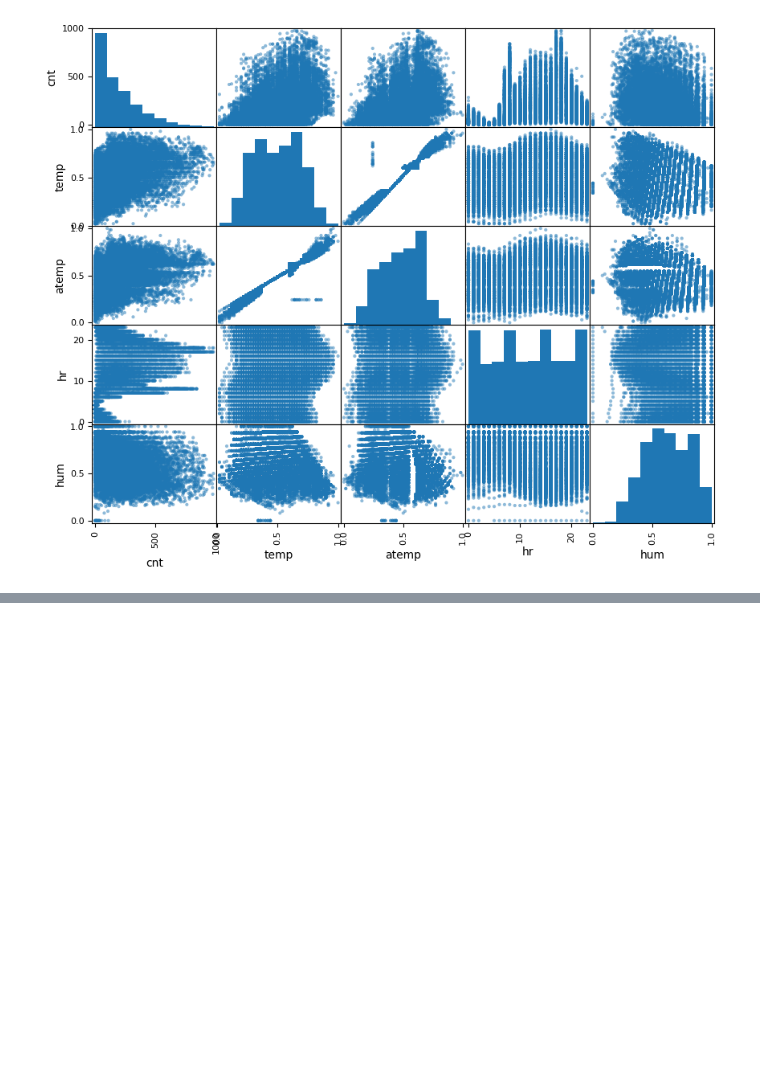
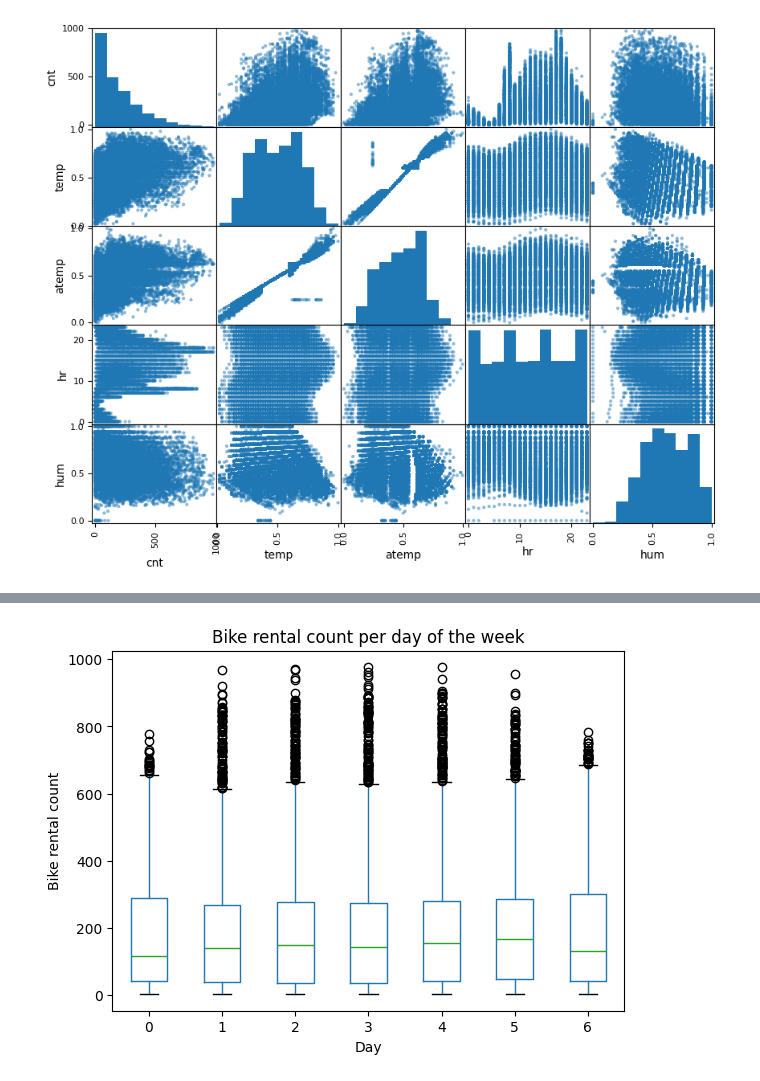
Before and after one commit to paulcarvalho/Bike-Sharing-EDA, a Jupyter notebook: bike_sharing_eda.ipynb, the cells around one changed output, grey strips where cells are left out. Cells and saved outputs as stored; diff of their text form; code cells hidden in the pictures; blank space fills up the shorter version.

```diff
--- a/bike_sharing_eda.ipynb
+++ b/bike_sharing_eda.ipynb
@@ -104,0 +122,9 @@ plt.show()
+# %%
+combined_df.boxplot(column="cnt", by="weekday", grid=False)
+plt.title("Bike rental count per day of the week")
+plt.suptitle('')
+plt.xlabel("Day")
+plt.ylabel("Bike rental count")
+plt.show()
+# %% [output]
+[figure, added]
```
Also changed, not shown: parts of 7 cells of this notebook.
